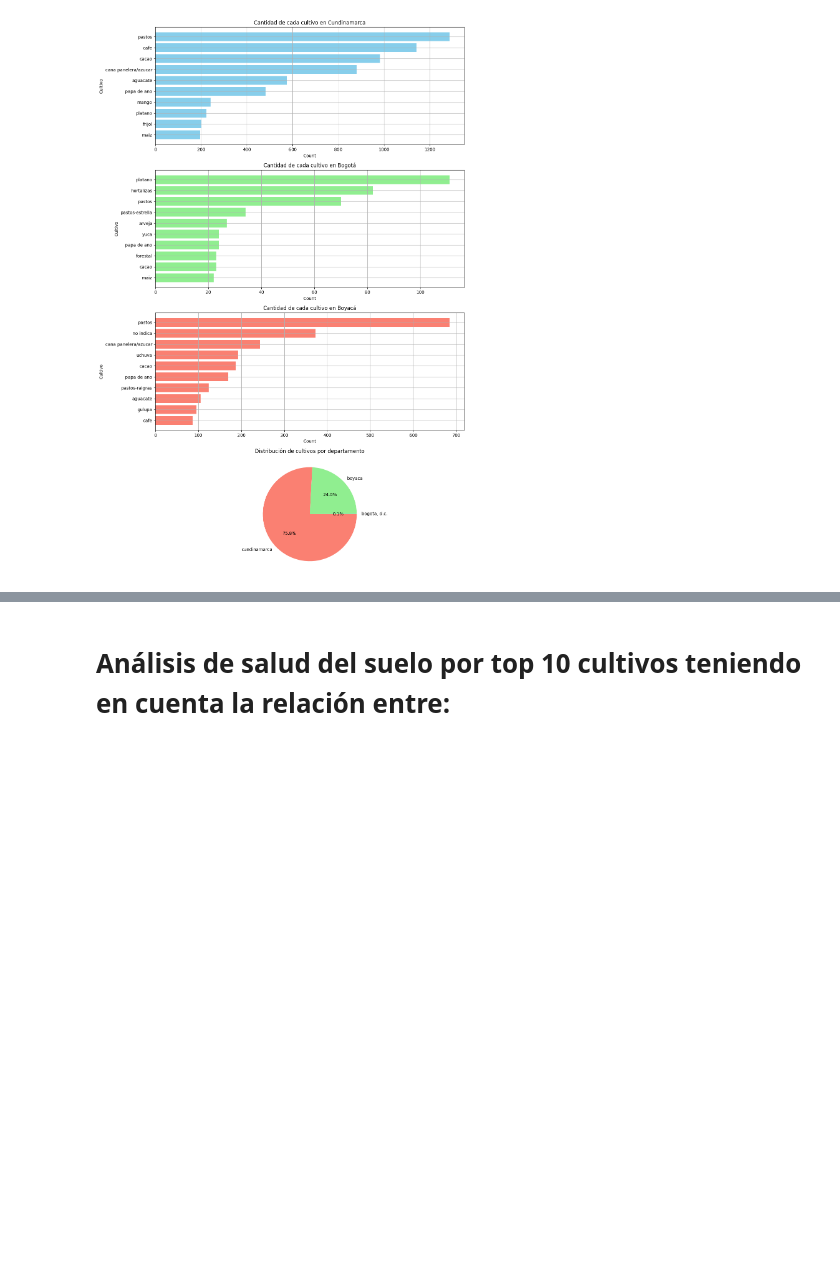
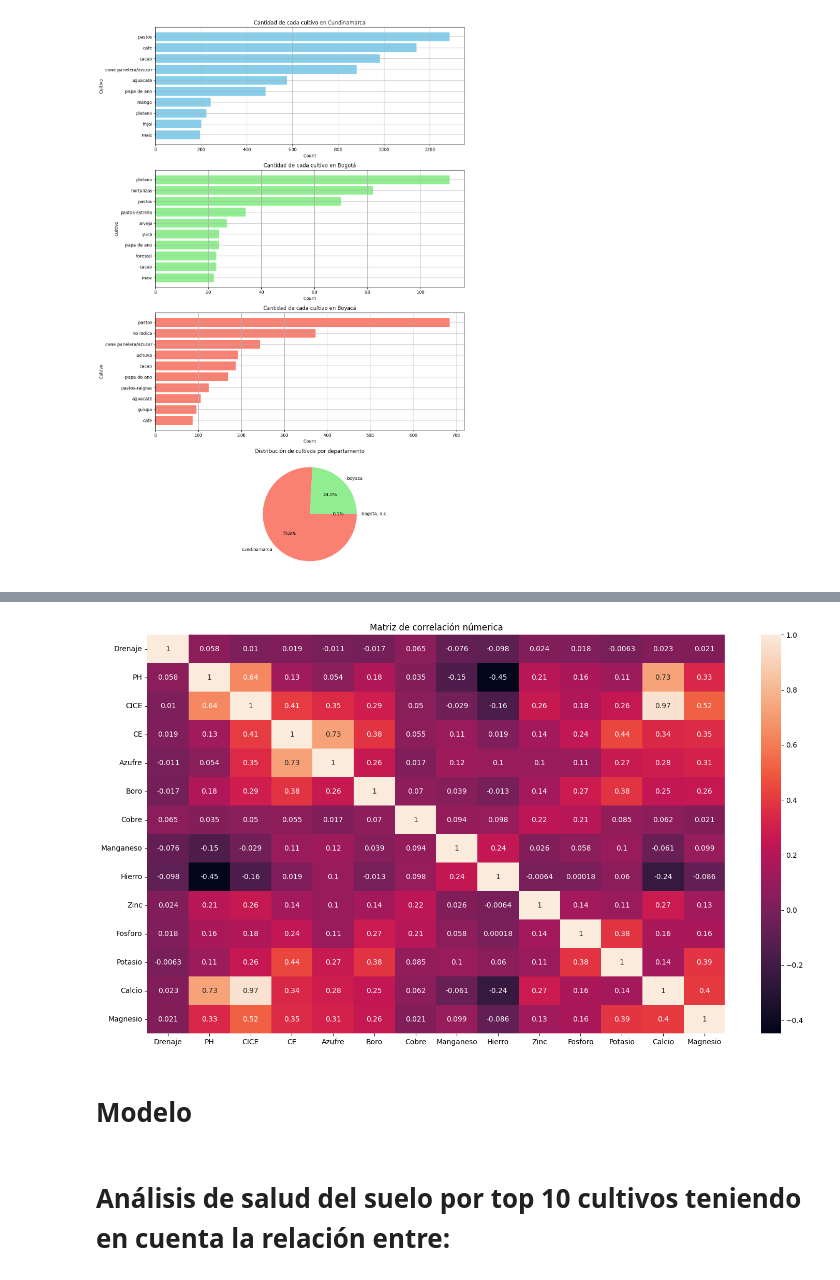
Before and after one commit to LotusZaheer/Soil-data-analysis, a Jupyter notebook: Data Analysis.ipynb, the cells around one changed output, grey strips where cells are left out. Saved outputs shown, nothing was run; the diff lists cells and outputs as text; code cells hidden in the pictures; blank space fills up the shorter version.

```diff
--- a/Data Analysis.ipynb
+++ b/Data Analysis.ipynb
@@ -470,0 +478,5 @@ plt.show()
+# %%
+
+datos_filtrados = datos_filtrados[datos_filtrados['Drenaje'] != 'error: #n/a']
+datos_filtrados = datos_filtrados[datos_filtrados['Cultivo'] != 'no indica']
+datos_filtrados['Drenaje'] = datos_filtrados['Drenaje'].replace({'no indica': 0, 'malo': 1, 'mal drenaje': 1, 'regular': 2, 'regular drenaje': 2, 'bueno': 3, 'buen drenaje': 3})
@@ -470,0 +536,31 @@ plt.show()
+# %%
+datos_modelo = datos_filtrados[['Drenaje',
+       "PH",
+       'CICE',
+       'CE',
+       'Azufre',
+       'Boro',
+       'Cobre',
+       'Manganeso',
+       'Hierro',
+       'Zinc',
+       'Fosforo',
+        'Potasio',
+       'Calcio',
+       'Magnesio',
+       # 'Aluminio', #demasiados NaN
+        # 'Sodio', #demasiados NaN
+       'Cultivo']]
+# %%
+# Se determino poner los valores NaN y Null como 0
+datos_modelo = datos_modelo.fillna(0)
+
+# Revisamos la cantidad de valores nulos
+cantidad_nan = datos_modelo.isna().sum()
+porcentaje_nan = datos_modelo.isna().mean() * 100
+resultado = pd.DataFrame({
+    'Valores NaN': cantidad_nan,
+    'Porcentaje NaN (%)': porcentaje_nan
+})
+
+print(resultado)
@@ -471,3 +616,16 @@ plt.show()
+# %%
+# Matriz de correlación
+# Visualizing correlation matrix of numeric features
+numeric_data = datos_modelo.select_dtypes(include=[float, int])
+correlation_matrix = numeric_data.corr()
+plt.figure(figsize=(18,10))
+sns.heatmap(correlation_matrix, annot=True)
+plt.title('Matriz de correlación númerica')
+plt.show()
+# %% [output]
+[figure, added]
+# %% [markdown]
+# Modelo
 # %% [markdown]
 # Análisis de salud del suelo por top 10 cultivos teniendo en cuenta la relación entre:
 # %% [markdown]
```
Also changed, not shown: parts of 9 cells of this notebook.
